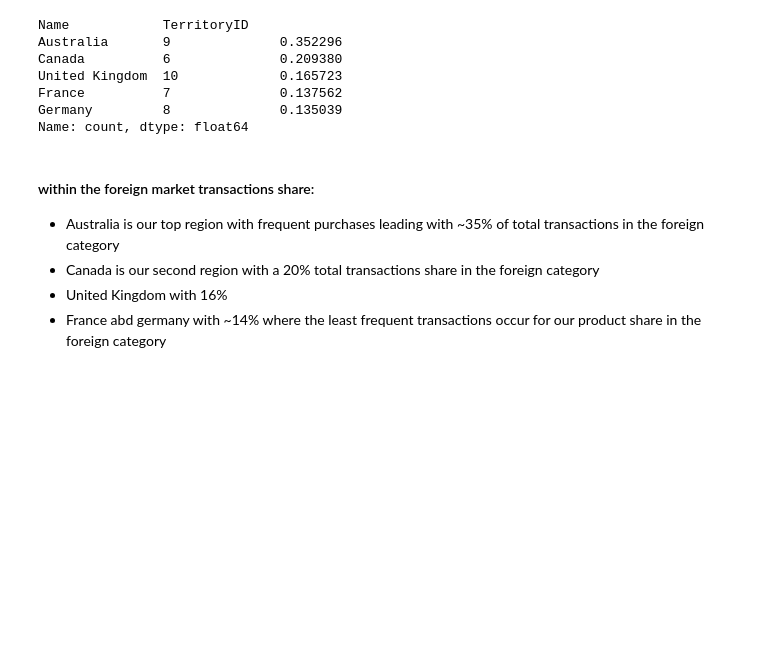
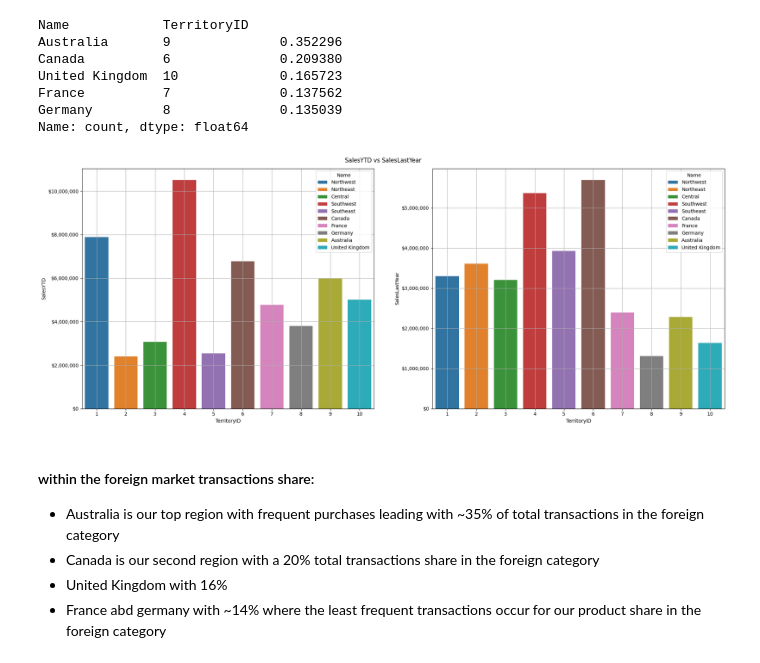
Before and after one commit to AtlasMarbx/AdventureWorks-Data-Migration-and-insight-extraction, a Jupyter notebook: EDA_process.ipynb, the cells around one changed output. Drawn from its saved outputs; the diff is of its cells as text; code cells hidden in the pictures; blank space fills up the shorter version.

```diff
--- a/EDA_process.ipynb
+++ b/EDA_process.ipynb
@@ -223,6 +208,41 @@ United Kingdom  10             0.165723
 France          7              0.137562
 Germany         8              0.135039
 Name: count, dtype: float64
+# %%
+import matplotlib.pyplot as plt
+import seaborn as sns
+from matplotlib.ticker import ScalarFormatter, FuncFormatter
+
+region_total_spending = territory_mapping[['TerritoryID', 'SalesYTD', 'SalesLastYear', 'Name']]
+
+fig, axes = plt.subplots(1, 2, figsize=(20, 8))
+
+sns.barplot(data=region_total_spending,
+            x='TerritoryID',
+            y='SalesYTD',
+            hue='Name',
+            legend=True,
+            ax=axes[0])
+
+sns.barplot(data=region_total_spending,
+            x='TerritoryID',
+            y='SalesLastYear',
+            hue='Name',
+            legend=True,
+            ax=axes[1])
+
+for ax in axes:
+    ax.yaxis.set_major_formatter(ScalarFormatter())
+    ax.ticklabel_format(style='plain', axis='y')
+    ax.yaxis.set_major_formatter(FuncFormatter(lambda y, _: f'${y:,.0f}'))
+    ax.grid(True)
+
+plt.suptitle('SalesYTD vs SalesLastYear')
+plt.tight_layout()
+plt.subplots_adjust(wspace=0.2)
+plt.show()
+# %% [output]
+[figure, added]
 # %% [markdown]
 #### within the foreign market transactions share:
 - Australia is our top region with frequent purchases leading with ~35% of total transactions in the foreign category
```
Also changed, not shown: parts of 8 cells of this notebook.
